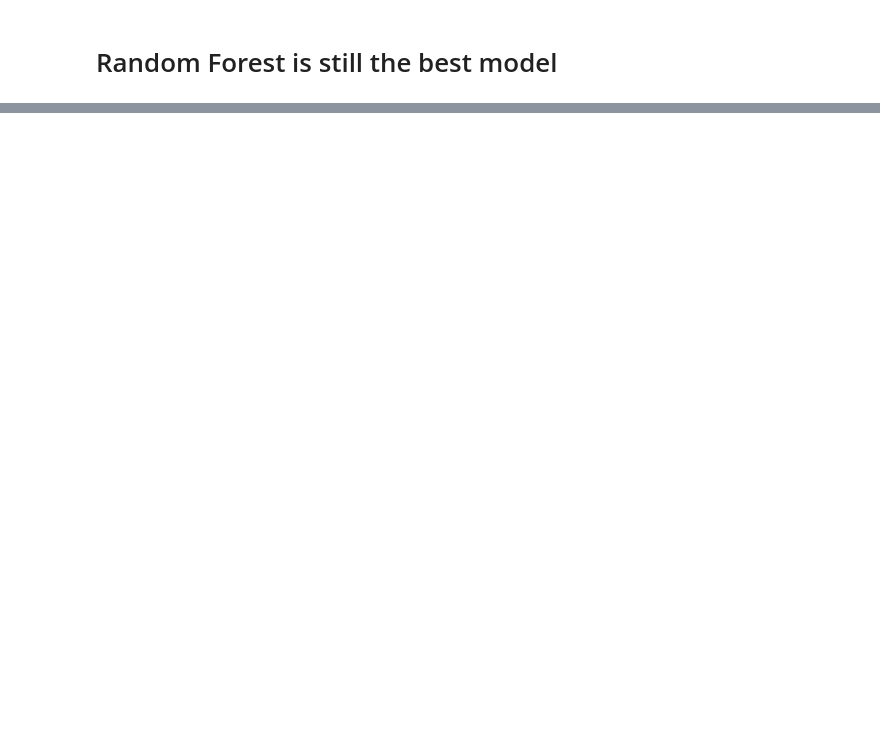
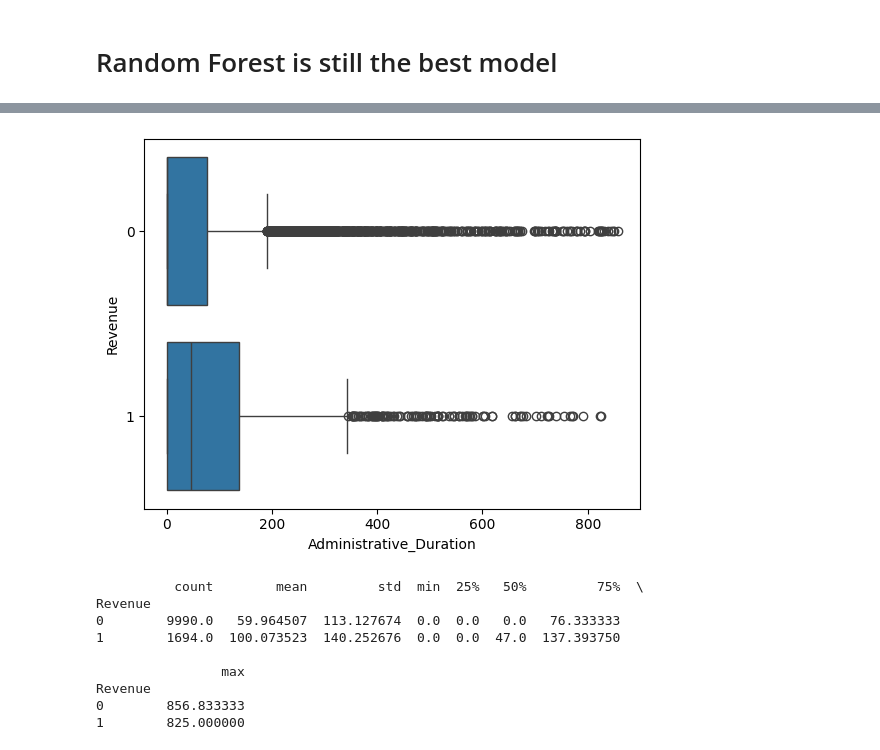
Before and after one commit to halliekinsey/ML_Final, a Jupyter notebook: Shopper_Models.ipynb, the cells around one changed output, grey strips where cells are left out. Drawn from its saved outputs; the diff is of its cells as text; code cells hidden in the pictures; blank space fills up the shorter version.

Commit message:
Added commentary. Added analysis of Administrative Duration

```diff
--- a/Shopper_Models.ipynb
+++ b/Shopper_Models.ipynb
@@ -822,0 +837,21 @@ plt.show()
+# %%
+# Plot Administrative Duration grouped by Revenue outputs to compare negative and positive classes
+sns.boxplot(x='Administrative_Duration', y='Revenue', data=df, orient='h')
+plt.ylabel('Revenue')
+plt.xlabel('Administrative_Duration')
+plt.show()
+
+# Print summary statistics
+admin_stats = df.groupby('Revenue')['Administrative_Duration'].describe()
+print(admin_stats)
+# %% [output]
+[figure, added]
+          count        mean         std  min  25%   50%         75%  \
+Revenue
+0        9990.0   59.964507  113.127674  0.0  0.0   0.0   76.333333
+1        1694.0  100.073523  140.252676  0.0  0.0  47.0  137.393750
+
+                max
+Revenue
+0        856.833333
+1        825.000000
```
Also changed, not shown: parts of 28 cells of this notebook.
